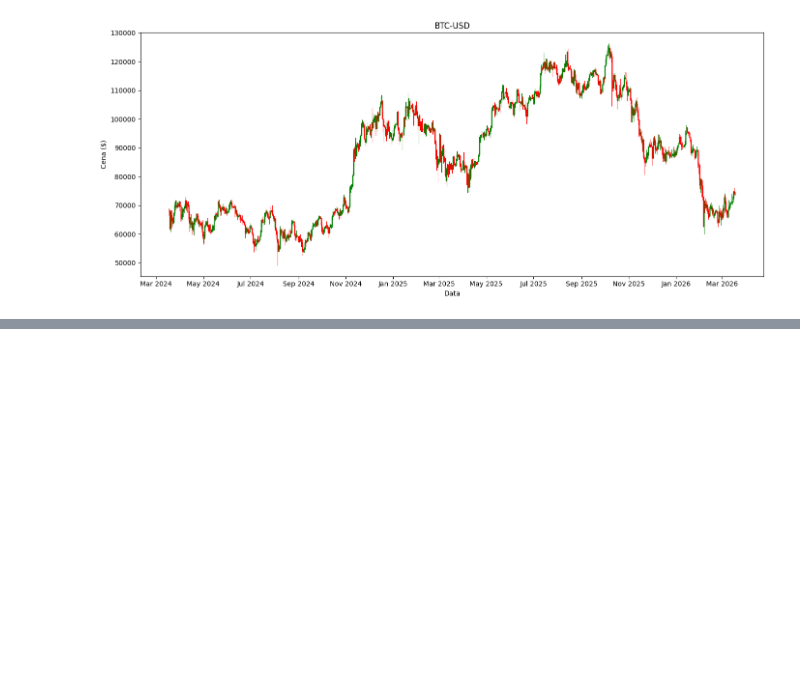
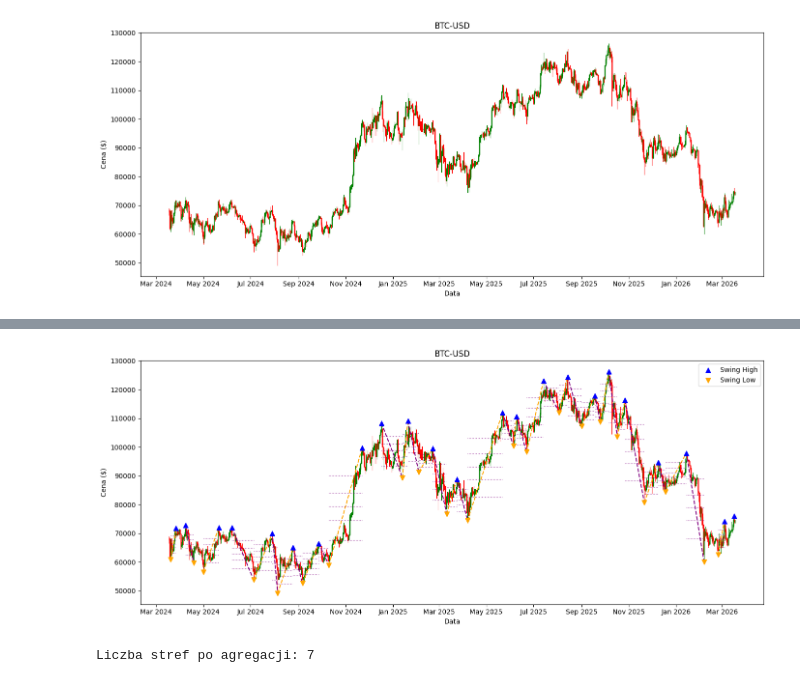
Before and after one commit to Paffeueq/fibonacci-retracement-ml, a Jupyter notebook: dyplomowy.ipynb, the cells around one changed output, grey strips where cells are left out. Saved outputs shown, nothing was run; the diff lists cells and outputs as text; code cells hidden in the pictures; blank space fills up the shorter version.

```diff
--- a/dyplomowy.ipynb
+++ b/dyplomowy.ipynb
@@ -68,0 +212,65 @@ plt.show()
+# %%
+fig, ax = plt.subplots(figsize=(14, 6))
+
+for _, row in df.iterrows():
+    color = "green" if row["Close"] >= row["Open"] else "red"
+    ax.plot([row["Date"], row["Date"]], [row["Low"], row["High"]], color=color, linewidth=0.8) #knot siwecy
+    ax.add_patch(Rectangle(     #swieca
+        (mdates.date2num(row["Date"]) - 0.3, min(row["Open"], row["Close"])),
+        0.6,
+        abs(row["Close"] - row["Open"]),
+        color=color
+    ))
+
+ax.scatter(df["Date"], df["swing_high"], color="blue", marker="^", s=50, zorder=5, label="Swing High")
+ax.scatter(df["Date"], df["swing_low"], color="orange", marker="v", s=50, zorder=5, label="Swing Low")
+ax.legend()
+
+for t in trends:
+    color = "orange" if t["typ"] == "wzrost" else "purple"
+    ax.plot([t["start_date"], t["end_date"]], [t["start_price"], t["end_price"]],
+            color=color, linewidth=1.5, linestyle="--")
+
+for z in fib_zones:
+    ax.hlines(z["price"], z["start_date"], z["end_date"],
+              colors="purple", linewidth=0.8, linestyle=":")
+
+ax.xaxis.set_major_formatter(mdates.DateFormatter("%b %Y"))    # etykiety osi x na daty
+ax.xaxis.set_major_locator(mdates.MonthLocator(interval=2))     # co 2 miesiace etykieta na osi x
+plt.title(f"{ticker}")
+plt.xlabel("Data")
+plt.ylabel("Cena ($)")
+plt.tight_layout()
+plt.show()
+# %% [output]
+[figure, added]
+# %%
+tolerance = 0.02
+
+def agreguj_strefy(fib_zones, tolerance):
+    posortowane = sorted(fib_zones, key=lambda x: x["price"])
+    strefy = []
+    grupa = [posortowane[0]]
+
+    for z in posortowane[1:]:
+        if (z["price"] - grupa[-1]["price"]) / grupa[-1]["price"] < tolerance:
+            grupa.append(z)
+        else:
+            strefy.append({
+                "price": np.mean([g["price"] for g in grupa]),
+                "typy": list(set([g["typ"] for g in grupa])),
+                "poziomy": list(set([g["level"] for g in grupa]))
+            })
+            grupa = [z]
+
+    strefy.append({
+        "price": np.mean([g["price"] for g in grupa]),
+        "typy": list(set([g["typ"] for g in grupa])),
+        "poziomy": list(set([g["level"] for g in grupa]))
+    })
+    return strefy
+
+strefy_agregowane = agreguj_strefy(fib_zones, tolerance)
+print(f"Liczba stref po agregacji: {len(strefy_agregowane)}")
+# %% [output]
+Liczba stref po agregacji: 7
```
Also changed, not shown: parts of 8 cells of this notebook.
